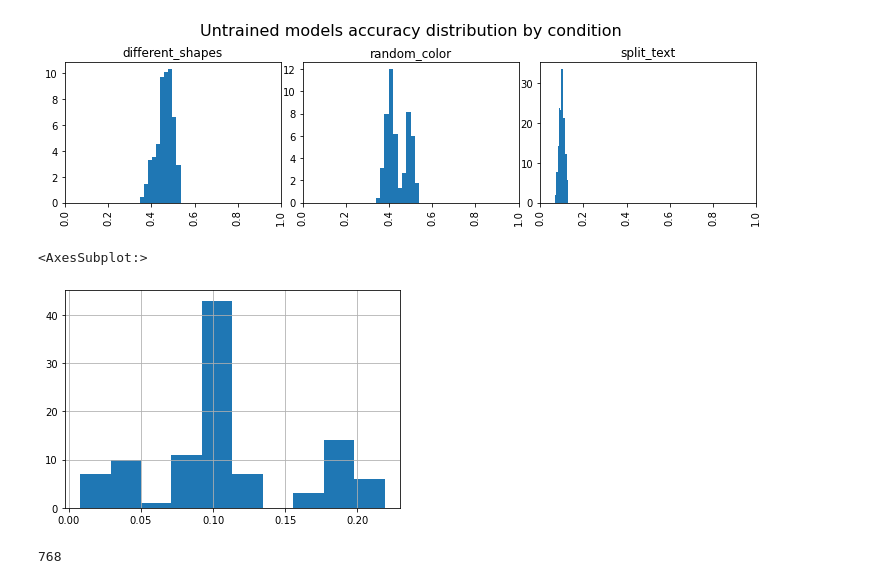
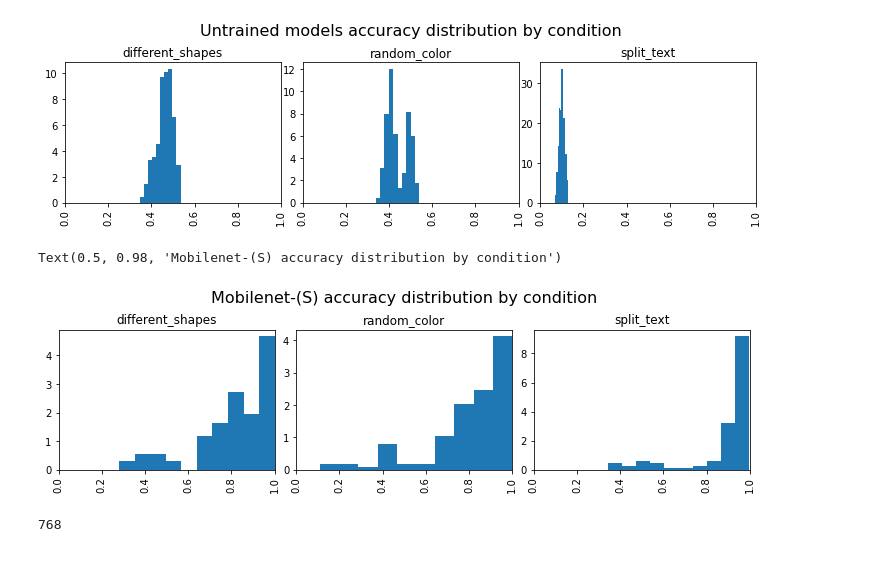
Before and after one commit to guydav/simple-relational-reasoning, a Jupyter notebook: notebooks/EmbeddingDataAnalysis.ipynb, the cells around one changed output. Saved outputs shown, nothing was run; the diff lists cells and outputs as text; code cells hidden in the pictures.

```diff
--- a/notebooks/EmbeddingDataAnalysis.ipynb
+++ b/notebooks/EmbeddingDataAnalysis.ipynb
@@ -121,12 +121,21 @@ plt.suptitle('Untrained models accuracy distribution by condition', fontsize=16)
 # %% [output]
 Text(0.5, 0.98, 'Untrained models accuracy distribution by condition')
 [figure]
-# %%
-split_text_test_df = pd.read_csv('../embedding_outputs/saycam_split_text_test.csv')
-split_text_test_df.acc_mean.hist()
-# %% [output]
-<AxesSubplot:>
-[figure, removed]
+# %%
+nan_test_df = pd.read_csv('../embedding_outputs/saycam_nan_test.csv')
+
+fig, ax = plt.subplots(1, 3, figsize=(12, 3))
+fig.subplots_adjust(wspace=0.1, top=0.8)
+
+axes = nan_test_df.acc_mean.hist(ax=ax, by=nan_test_df.condition, density=True)
+[ax.set_xlim(0, 1) for ax in axes]
+
+fig.subplots_adjust(wspace=0.1, top=0.8)
+
+plt.suptitle('Mobilenet-(S) accuracy distribution by condition', fontsize=16)
+# %% [output]
+Text(0.5, 0.98, 'Mobilenet-(S) accuracy distribution by condition')
+[figure, added]
 # %%
 len(random_models_df)
 # %% [output]
```
Also changed, not shown: parts of 1 cell of this notebook, 18 other files.
